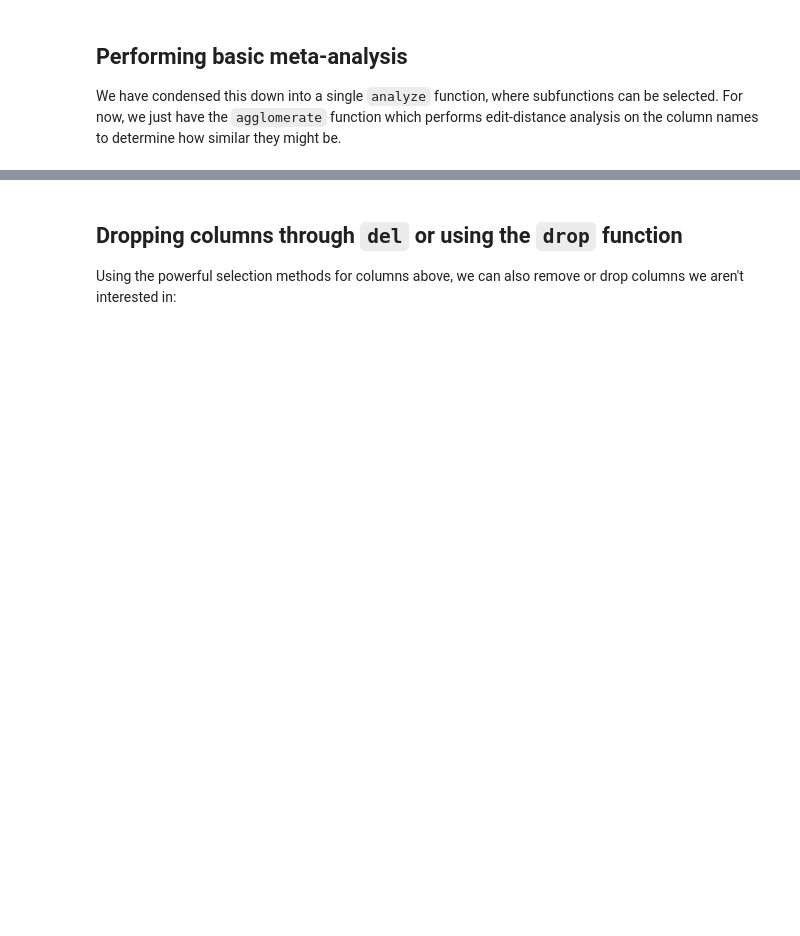
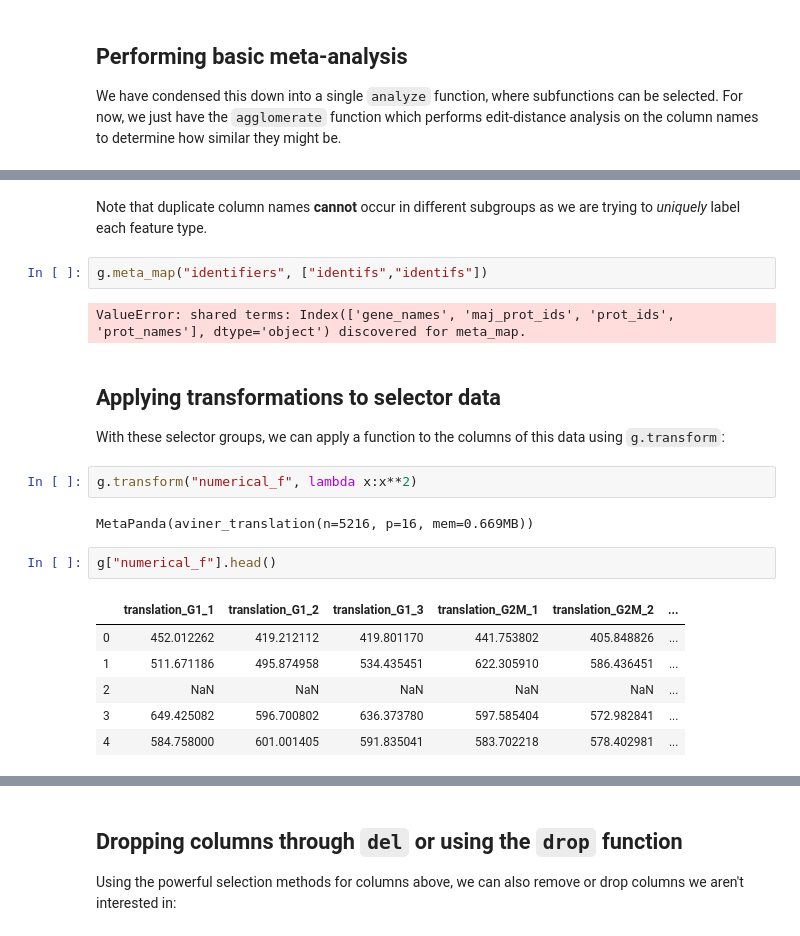
Before and after one commit to gregparkes/turbopanda, a Jupyter notebook: examples/notebook1.ipynb, the cells around one changed output, grey strips where cells are left out. Drawn from its saved outputs; the diff is of its cells as text; blank space fills up the shorter version.

```diff
--- a/examples/notebook1.ipynb
+++ b/examples/notebook1.ipynb
@@ -271,0 +287,23 @@ g.meta_.head()
+# %% [markdown]
+Note that duplicate column names **cannot** occur in different subgroups as we are trying to *uniquely* label each feature type.
+# %%
+g.meta_map("identifiers", ["identifs","identifs"])
+# %% [output]
+ValueError: shared terms: Index(['gene_names', 'maj_prot_ids', 'prot_ids', 'prot_names'], dtype='object') discovered for meta_map.
+# %% [markdown]
+## Applying transformations to selector data
+
+With these selector groups, we can apply a function to the columns of this data using `g.transform`:
+# %%
+g.transform("numerical_f", lambda x:x**2)
+# %% [output]
+MetaPanda(aviner_translation(n=5216, p=16, mem=0.669MB))
+# %%
+g["numerical_f"].head()
+# %% [output]
+|  | translation_G1_1 | translation_G1_2 | translation_G1_3 | translation_G2M_1 | translation_G2M_2 | ... |
+| 0 | 452.012262 | 419.212112 | 419.801170 | 441.753802 | 405.848826 | ... |
+| 1 | 511.671186 | 495.874958 | 534.435451 | 622.305910 | 586.436451 | ... |
+| 2 | NaN | NaN | NaN | NaN | NaN | ... |
+| 3 | 649.425082 | 596.700802 | 636.373780 | 597.585404 | 572.982841 | ... |
+| 4 | 584.758000 | 601.001405 | 591.835041 | 583.702218 | 578.402981 | ... |
```
Also changed, not shown: parts of 31 cells of this notebook, 8 other files.
